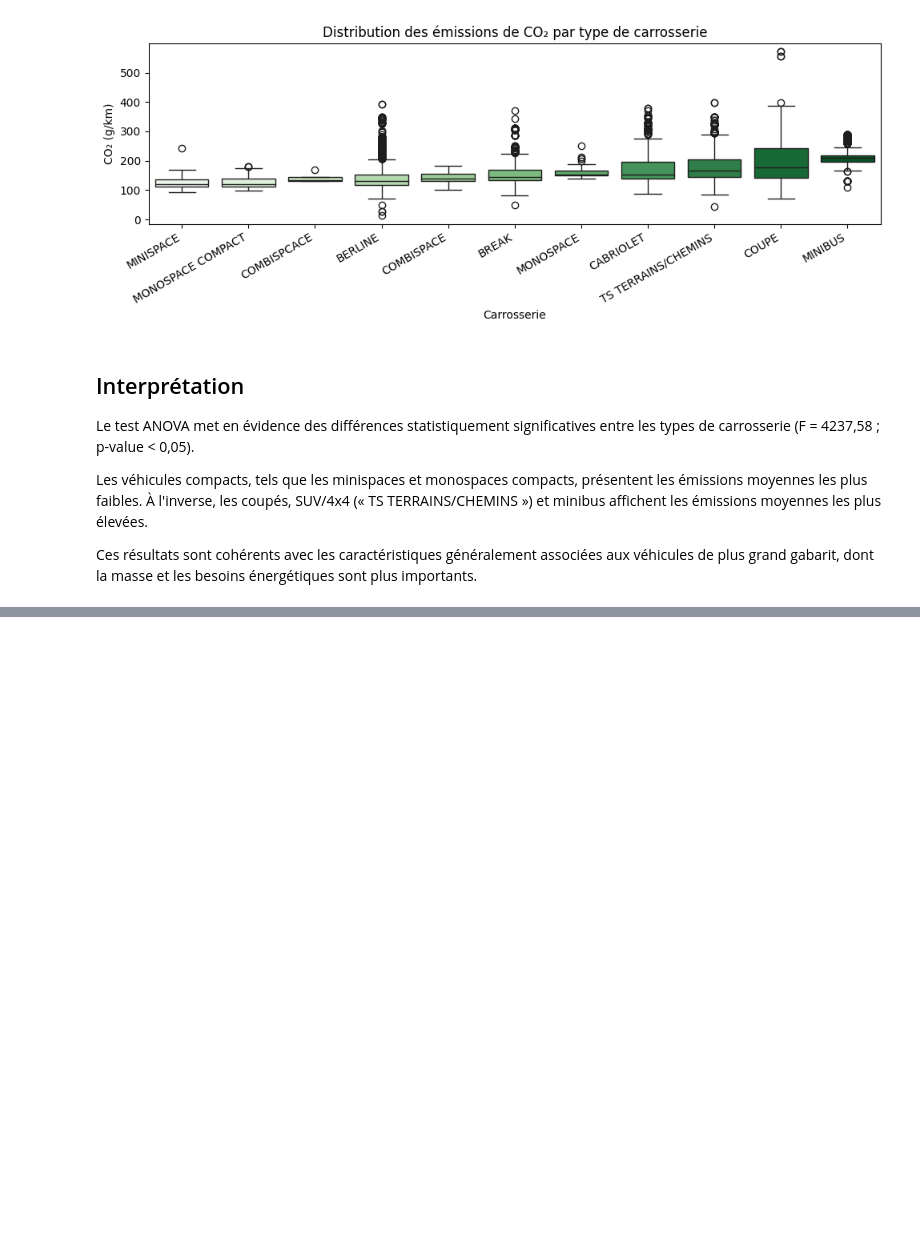
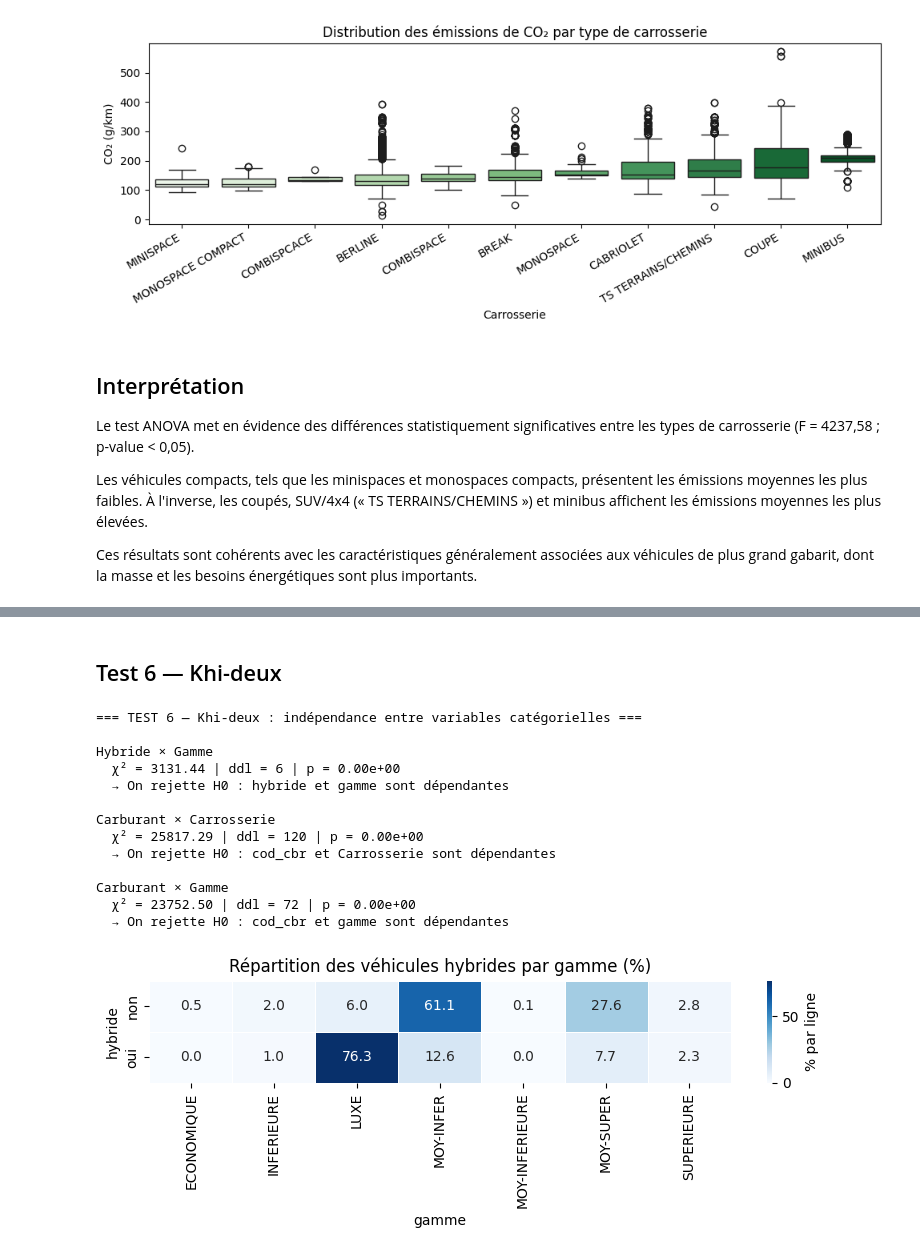
Before and after one commit to LarissaVarnakova/Projet_CO2, a Jupyter notebook: notebooks/eda_aziz.ipynb, the cells around one changed output, grey strips where cells are left out. Drawn from its saved outputs; the diff is of its cells as text; code cells hidden in the pictures; blank space fills up the shorter version.

```diff
--- a/notebooks/eda_aziz.ipynb
+++ b/notebooks/eda_aziz.ipynb
@@ -994,0 +1070,70 @@ Ces résultats sont cohérents avec les caractéristiques généralement associ
+# %% [markdown]
+## Test 6 — Khi-deux
+# %%
+# ============================================================
+# TEST 6 — KHI-DEUX : relations entre variables catégorielles
+# ============================================================
+
+print("=== TEST 6 — Khi-deux : indépendance entre variables catégorielles ===\n")
+
+croisements = [
+    ('hybride', 'gamme', 'Hybride × Gamme'),
+    ('cod_cbr', 'Carrosserie', 'Carburant × Carrosserie'),
+    ('cod_cbr', 'gamme', 'Carburant × Gamme')
+]
+
+for var1, var2, label in croisements:
+
+    tableau = pd.crosstab(df_2014[var1], df_2014[var2])
+
+    chi2, p, dof, expected = stats.chi2_contingency(tableau)
+
+    print(f"{label}")
+    print(f"  χ² = {chi2:.2f} | ddl = {dof} | p = {p:.2e}")
+
+    if p < 0.05:
+        print(f"  → On rejette H0 : {var1} et {var2} sont dépendantes\n")
+    else:
+        print(f"  → On ne rejette pas H0 : {var1} et {var2} sont indépendantes\n")
+
+# ============================================================
+# Visualisation : Heatmap Hybride × Gamme
+# ============================================================
+
+plt.figure(figsize=(8, 3))
+
+tableau_pct = (
+    pd.crosstab(
+        df_2014['hybride'],
+        df_2014['gamme'],
+        normalize='index'
+    ) * 100
+)
+
+sns.heatmap(
+    tableau_pct,
+    annot=True,
+    fmt='.1f',
+    cmap='Blues',
+    linewidths=0.5,
+    cbar_kws={'label': '% par ligne'}
+)
+
+plt.title('Répartition des véhicules hybrides par gamme (%)')
+plt.tight_layout()
+plt.show()
+# %% [output]
+=== TEST 6 — Khi-deux : indépendance entre variables catégorielles ===
+
+Hybride × Gamme
+  χ² = 3131.44 | ddl = 6 | p = 0.00e+00
+  → On rejette H0 : hybride et gamme sont dépendantes
+
+Carburant × Carrosserie
+  χ² = 25817.29 | ddl = 120 | p = 0.00e+00
+  → On rejette H0 : cod_cbr et Carrosserie sont dépendantes
+
+Carburant × Gamme
+  χ² = 23752.50 | ddl = 72 | p = 0.00e+00
+  → On rejette H0 : cod_cbr et gamme sont dépendantes
+[figure, added]
```
Also changed, not shown: parts of 8 cells of this notebook.
